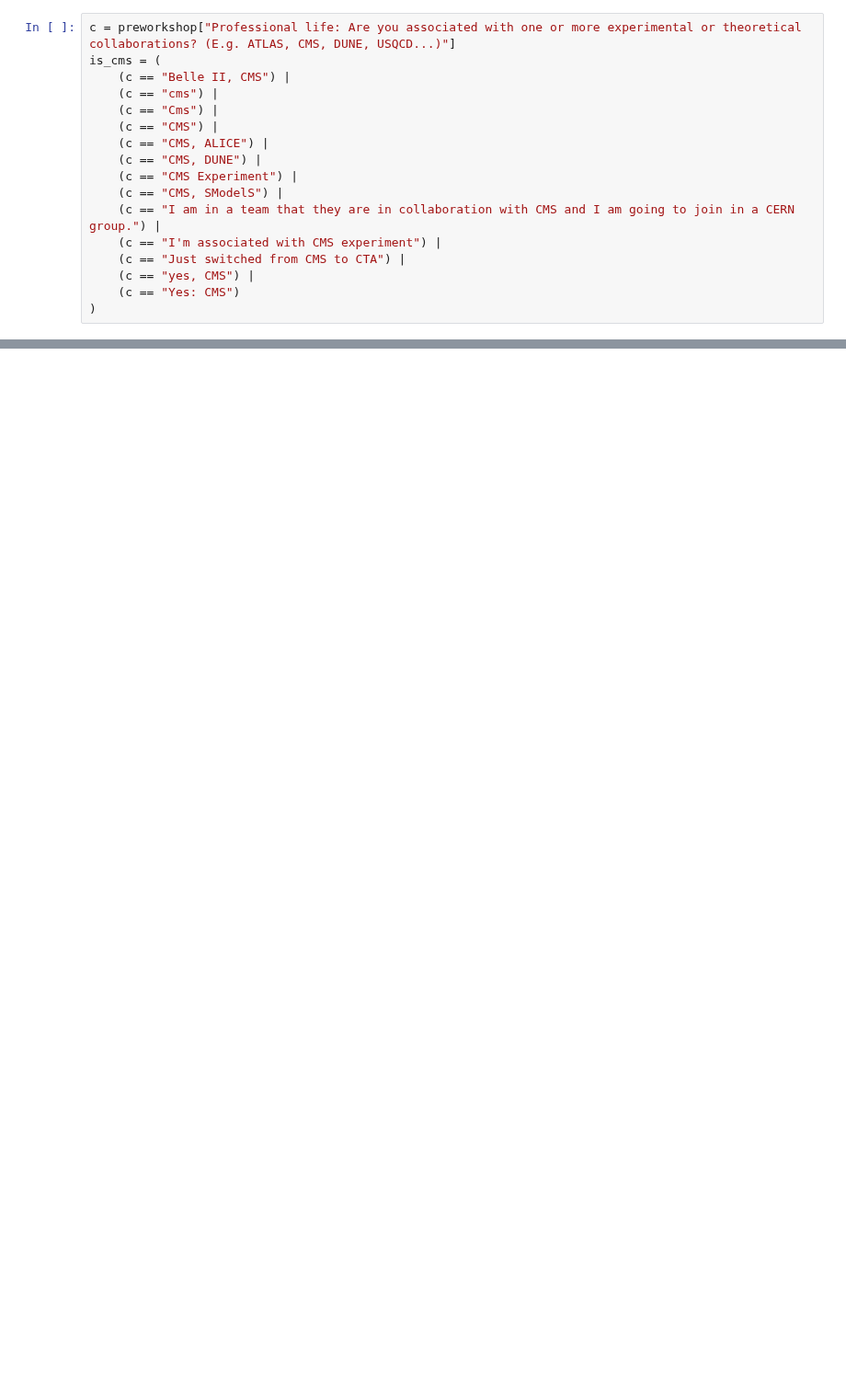
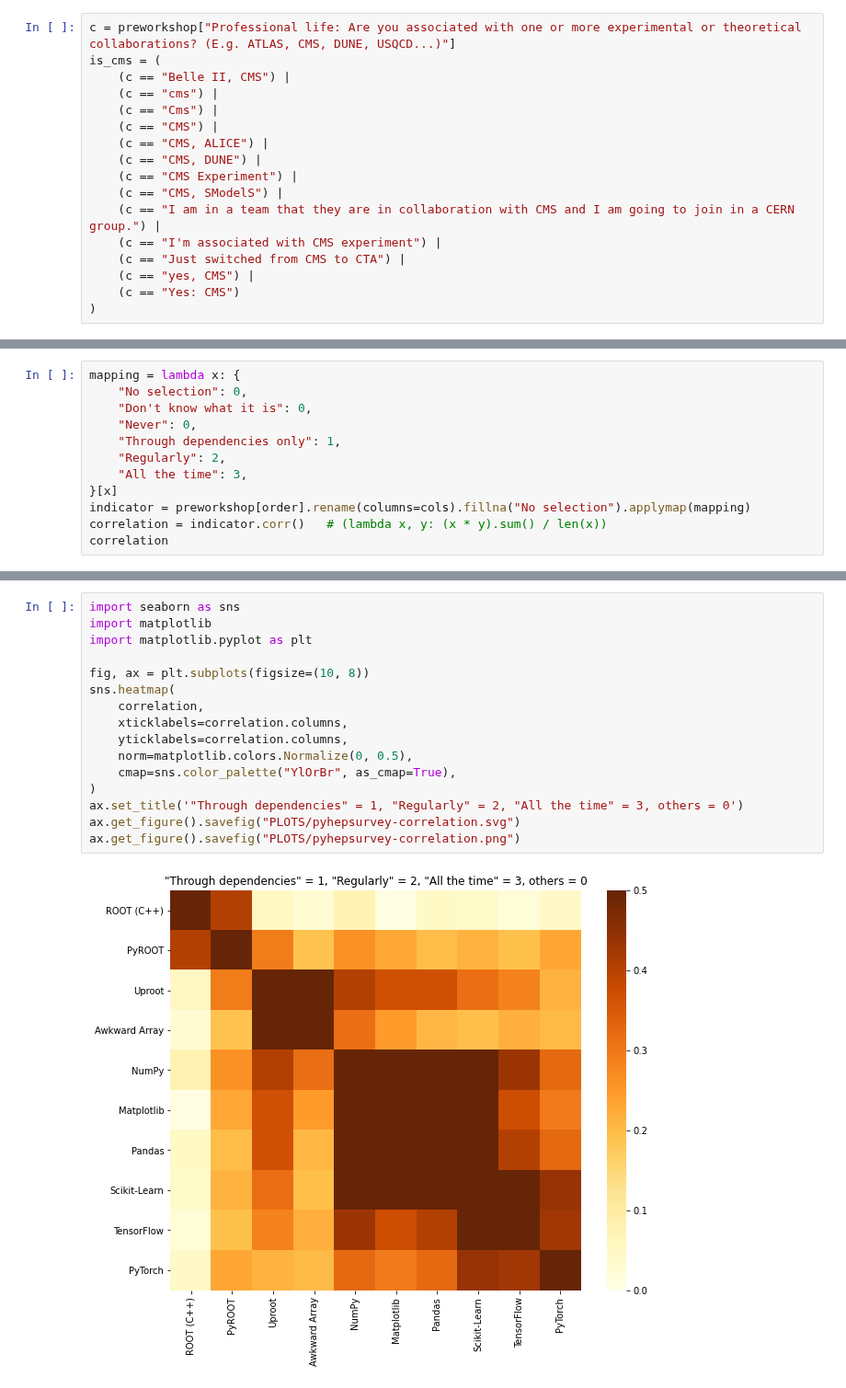
Before and after one commit to jpivarski-talks/2020-08-13-pyhep-debriefing, a Jupyter notebook: analyze-cmssw.ipynb, the cells around one changed output, grey strips where cells are left out. Shown at 92% size. Drawn from its saved outputs; the diff is of its cells as text; blank space fills up the shorter version.

```diff
--- a/analyze-cmssw.ipynb
+++ b/analyze-cmssw.ipynb
@@ -985,0 +951,12 @@ ax.get_figure().savefig("PLOTS/pyhepsurvey-root-uproot.svg")
+# %%
+mapping = lambda x: {
+    "No selection": 0,
+    "Don't know what it is": 0,
+    "Never": 0,
+    "Through dependencies only": 1,
+    "Regularly": 2,
+    "All the time": 3,
+}[x]
+indicator = preworkshop[order].rename(columns=cols).fillna("No selection").applymap(mapping)
+correlation = indicator.corr()   # (lambda x, y: (x * y).sum() / len(x))
+correlation
@@ -985,0 +975,18 @@ ax.get_figure().savefig("PLOTS/pyhepsurvey-root-uproot.svg")
+# %%
+import seaborn as sns
+import matplotlib
+import matplotlib.pyplot as plt
+
+fig, ax = plt.subplots(figsize=(10, 8))
+sns.heatmap(
+    correlation,
+    xticklabels=correlation.columns,
+    yticklabels=correlation.columns,
+    norm=matplotlib.colors.Normalize(0, 0.5),
+    cmap=sns.color_palette("YlOrBr", as_cmap=True),
+)
+ax.set_title('"Through dependencies" = 1, "Regularly" = 2, "All the time" = 3, others = 0')
+ax.get_figure().savefig("PLOTS/pyhepsurvey-correlation.svg")
+ax.get_figure().savefig("PLOTS/pyhepsurvey-correlation.png")
+# %% [output]
+[figure, added]
```
Also changed, not shown: parts of 20 cells of this notebook, 4 other files.
